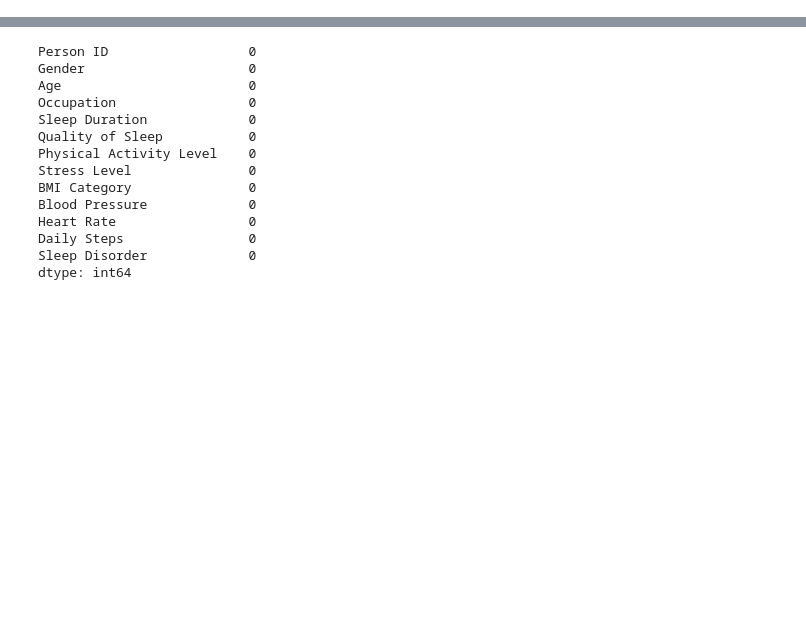
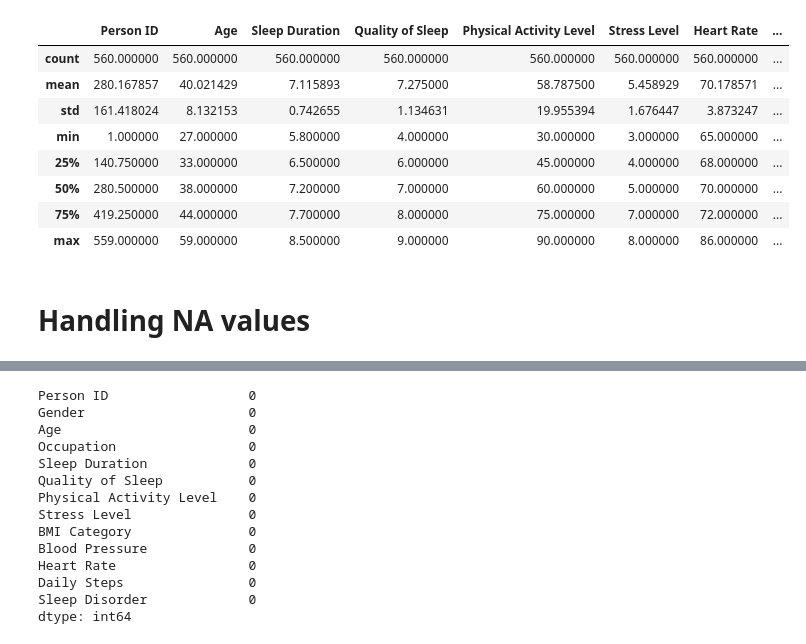
Before and after one commit to VISHNU-SHREERAM/ML-Project, a Jupyter notebook: midsem.ipynb, the cells around one changed output, grey strips where cells are left out. Saved outputs shown, nothing was run; the diff lists cells and outputs as text; code cells hidden in the pictures; blank space fills up the shorter version.

```diff
--- a/midsem.ipynb
+++ b/midsem.ipynb
@@ -28,3 +56,17 @@ df
+# %%
+df.describe()
+# %% [output]
+|  | Person ID | Age | Sleep Duration | Quality of Sleep | Physical Activity Level | Stress Level | Heart Rate | ... |
+| count | 560.000000 | 560.000000 | 560.000000 | 560.000000 | 560.000000 | 560.000000 | 560.000000 | ... |
+| mean | 280.167857 | 40.021429 | 7.115893 | 7.275000 | 58.787500 | 5.458929 | 70.178571 | ... |
+| std | 161.418024 | 8.132153 | 0.742655 | 1.134631 | 19.955394 | 1.676447 | 3.873247 | ... |
+| min | 1.000000 | 27.000000 | 5.800000 | 4.000000 | 30.000000 | 3.000000 | 65.000000 | ... |
+| 25% | 140.750000 | 33.000000 | 6.500000 | 6.000000 | 45.000000 | 4.000000 | 68.000000 | ... |
+| 50% | 280.500000 | 38.000000 | 7.200000 | 7.000000 | 60.000000 | 5.000000 | 70.000000 | ... |
+| 75% | 419.250000 | 44.000000 | 7.700000 | 8.000000 | 75.000000 | 7.000000 | 72.000000 | ... |
+| max | 559.000000 | 59.000000 | 8.500000 | 9.000000 | 90.000000 | 8.000000 | 86.000000 | ... |
+# %% [markdown]
+# Handling NA values
 # %%
 df['Sleep Disorder'] = df['Sleep Disorder'].fillna('None')
 # %%
```
Also changed, not shown: parts of 13 cells of this notebook, 1 other file.
